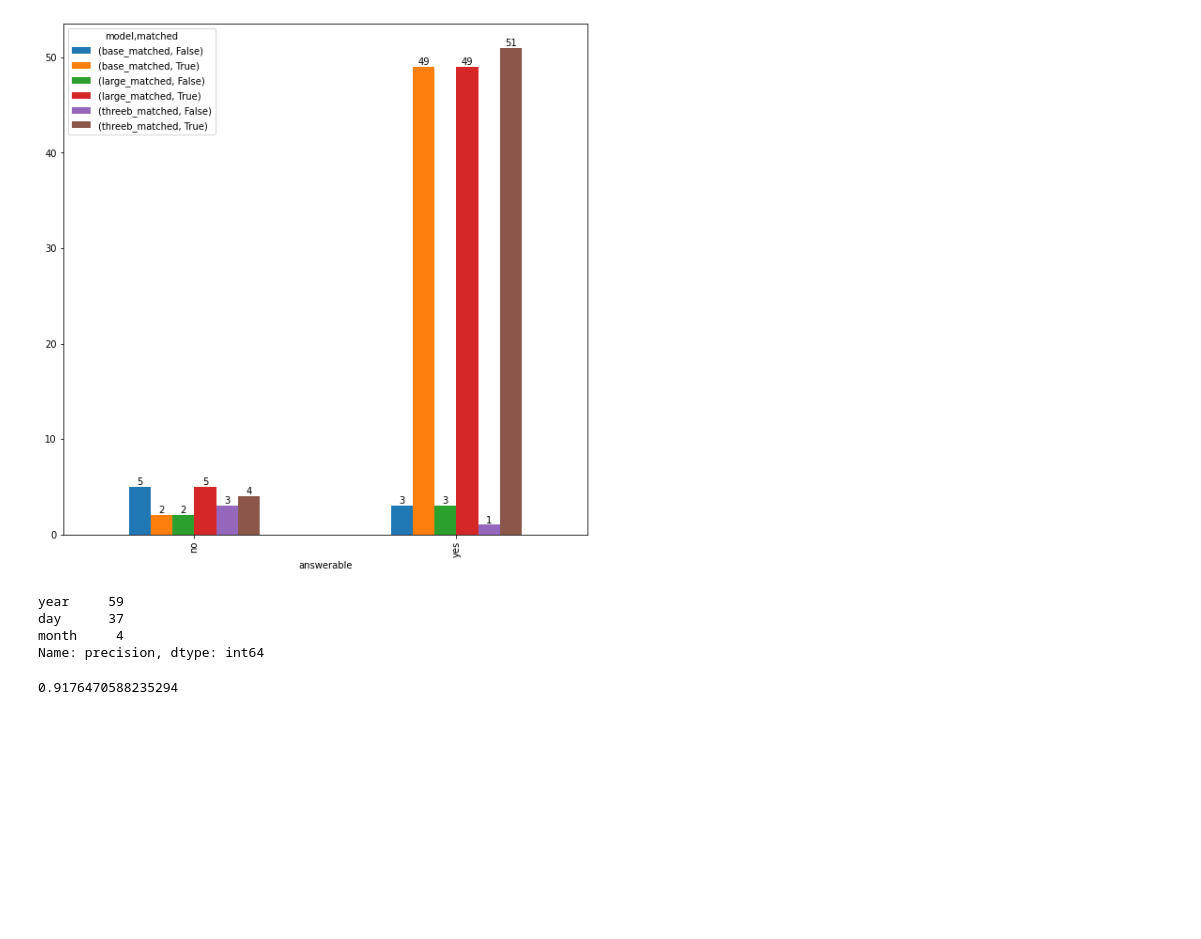
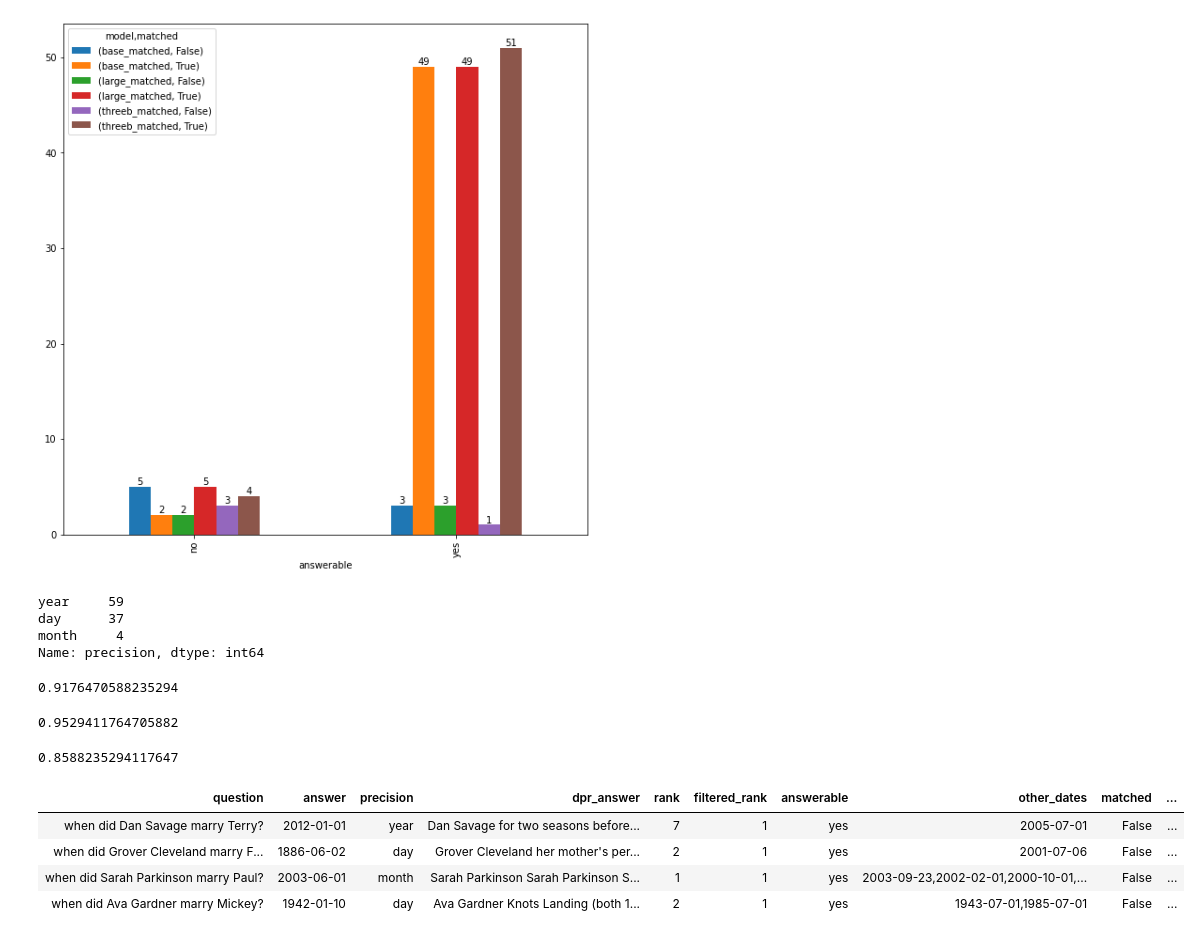
Before and after one commit to usc-isi-i2/time-qualifier-prediction, a Jupyter notebook: notebooks/different-unified-qa-models.ipynb, the cells around one changed output. Drawn from its saved outputs; the diff is of its cells as text; code cells hidden in the pictures; blank space fills up the shorter version.

```diff
--- a/notebooks/different-unified-qa-models.ipynb
+++ b/notebooks/different-unified-qa-models.ipynb
@@ -224,0 +247,7 @@ Name: precision, dtype: int64
+# %%
+fine_tuned_df  = evaluate_fintuned_bart_results('../data/questions-for-annotation-annotated.csv',
+                               '../data/finetuned-bart-answers.json')
+# %%
+print(len(fine_tuned_df[(fine_tuned_df['answerable'] == 'yes') & (fine_tuned_df['matched'] == True)]) / len(fine_tuned_df[fine_tuned_df['answerable'] == 'yes']))
+# %% [output]
+0.9529411764705882
@@ -224,0 +257,12 @@ Name: precision, dtype: int64
+# %%
+print(len(bart_df[(bart_df['answerable'] == 'yes') & (bart_df['matched'] == True)]) / len(bart_df[bart_df['answerable'] == 'yes']))
+# %% [output]
+0.8588235294117647
+# %%
+HTML(fine_tuned_df[(fine_tuned_df['answerable'] == 'yes') & (fine_tuned_df['matched'] == False)].to_html(index=False))
+# %% [output]
+| question | answer | precision | dpr_answer | rank | filtered_rank | answerable | other_dates | matched | ... |
+| when did Dan Savage marry Terry? | 2012-01-01 | year | Dan Savage for two seasons before... | 7 | 1 | yes | 2005-07-01 | False | ... |
+| when did Grover Cleveland marry F... | 1886-06-02 | day | Grover Cleveland her mother's per... | 2 | 1 | yes | 2001-07-06 | False | ... |
+| when did Sarah Parkinson marry Paul? | 2003-06-01 | month | Sarah Parkinson Sarah Parkinson S... | 1 | 1 | yes | 2003-09-23,2002-02-01,2000-10-01,... | False | ... |
+| when did Ava Gardner marry Mickey? | 1942-01-10 | day | Ava Gardner Knots Landing (both 1... | 2 | 1 | yes | 1943-07-01,1985-07-01 | False | ... |
```
Also changed, not shown: parts of 6 cells of this notebook, 4 other files.
